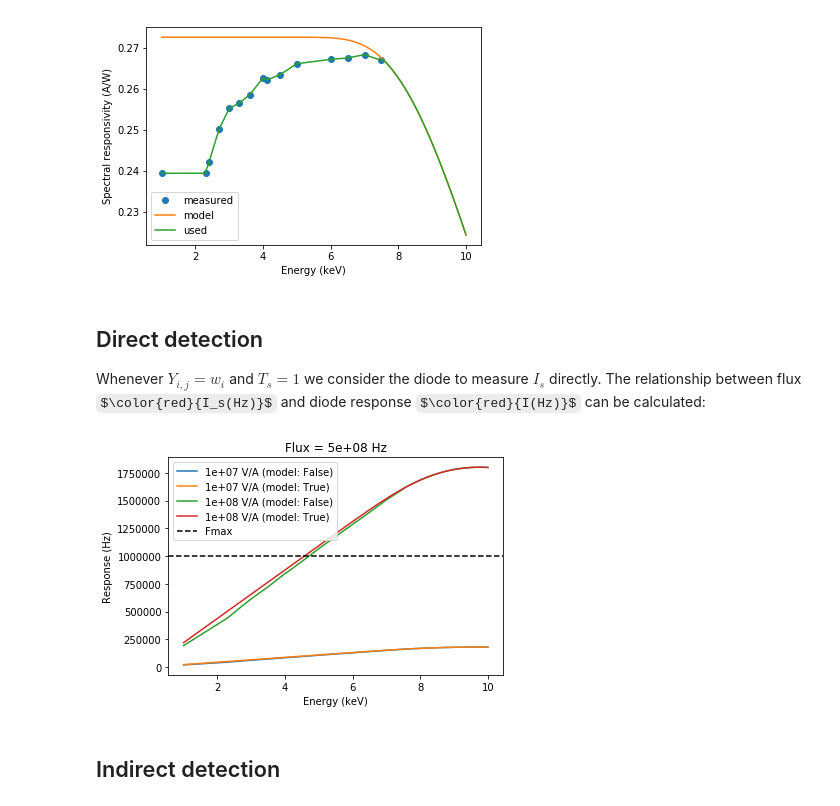
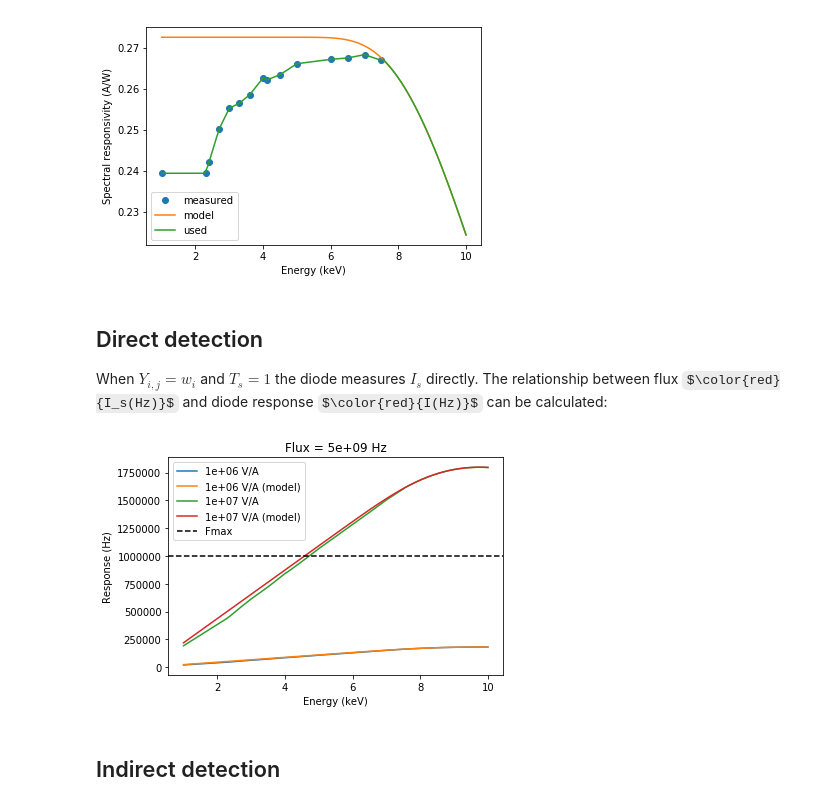
Before and after one commit to woutdenolf/spectrocrunch, a Jupyter notebook: doc/source/tutorials/diodes.ipynb, the cells around one changed output. Drawn from its saved outputs; the diff is of its cells as text; code cells hidden in the pictures; some formulas as TeX source.

```diff
--- a/doc/source/tutorials/diodes.ipynb
+++ b/doc/source/tutorials/diodes.ipynb
@@ -136,28 +129,30 @@ Voltage-to-Frequency:
 # %% [markdown]
 Direct detection
 ------------------
-Whenever $Y_{i,j}=w_i$ and $T_s=1$ we consider the diode to measure $I_s$ directly. The relationship between flux $\color{red}{I_s(Hz)}$ and diode response $\color{red}{I(Hz)}$ can be calculated:
+
+When $Y_{i,j}=w_i$ and $T_s=1$ the diode measures $I_s$ directly. The relationship between flux $\color{red}{I_s(Hz)}$ and diode response $\color{red}{I(Hz)}$ can be calculated:
 # %%
-Is = 5e8
+Is = 5e9
 energy = np.linspace(1,10,100)
 
-for gain in [1e7,1e8]:
+for gain in [1e6,1e7]:
     for model in [False,True]:
         det.setgain(gain)
         det.model = model
         I = [det.fluxtocps(en,Is).to("Hz").magnitude for en in energy]
-        plt.plot(energy,I,label="{:.0e} V/A (model: {})".format(gain,model))
+        plt.plot(energy,I,label="{:.0e} V/A{}".\
+                 format(gain," (model)" if model else ""))
 
 plt.gca().axhline(y=det.oscillator.Fmax.to("Hz").magnitude,label="Fmax",\
                   color='k',linestyle='--')
 
 plt.title("Flux = {:.0e} Hz".format(Is))
 plt.legend(loc='best')
 plt.xlabel('Energy (keV)')
 plt.ylabel('Response (Hz)')
 plt.show()
 # %% [output]
-[figure, old version]
+[figure, new version]
 # %% [markdown]
 Indirect detection
 ------------------
```
Also changed, not shown: parts of 13 cells of this notebook.
